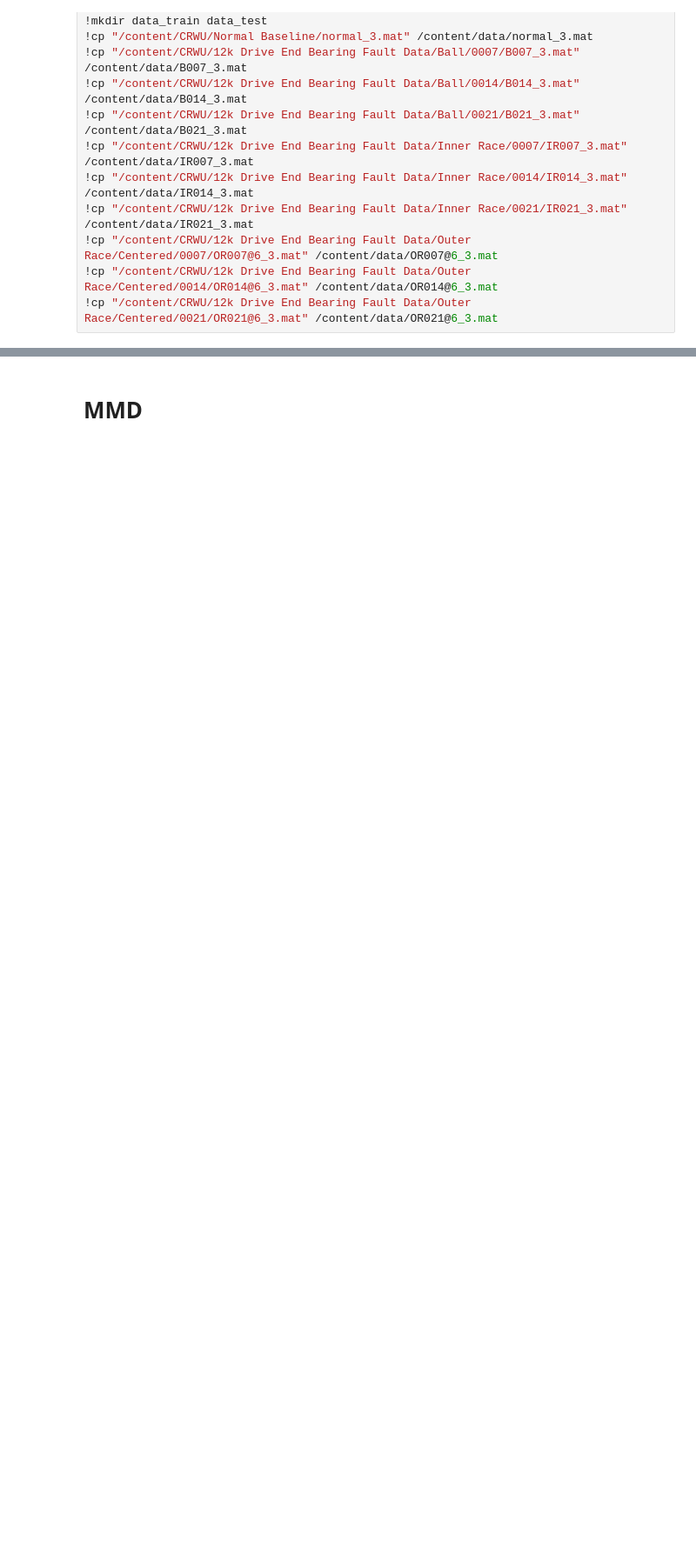
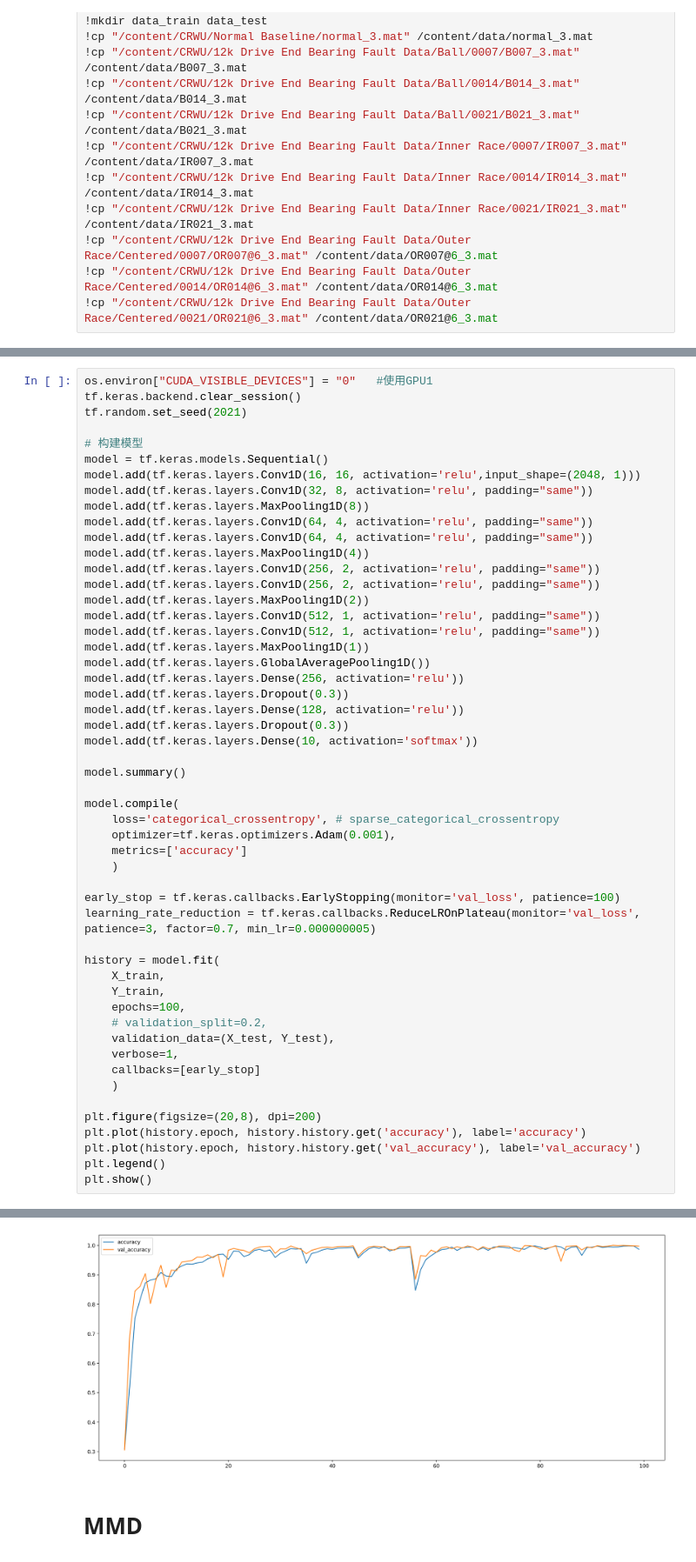
Before and after one commit to zhousanfu/machine-learning-AI, a Jupyter notebook: 实例/西储大学轴承故障数据分类_MK_MMD度量迁移学习.ipynb, the cells around one changed output, grey strips where cells are left out. Shown: that part at 87% size. Cells and saved outputs as stored; diff of their text form; blank space fills up the shorter version.

```diff
--- a/实例/西储大学轴承故障数据分类_MK_MMD度量迁移学习.ipynb
+++ b/实例/西储大学轴承故障数据分类_MK_MMD度量迁移学习.ipynb
@@ -187,0 +122,53 @@ model.fit(x_train, y_train, epochs=5, validation_data=(x_test, y_test))
+# %%
+os.environ["CUDA_VISIBLE_DEVICES"] = "0"   #使用GPU1
+tf.keras.backend.clear_session()
+tf.random.set_seed(2021)
+
+# 构建模型
+model = tf.keras.models.Sequential()
+model.add(tf.keras.layers.Conv1D(16, 16, activation='relu',input_shape=(2048, 1)))
+model.add(tf.keras.layers.Conv1D(32, 8, activation='relu', padding="same"))
+model.add(tf.keras.layers.MaxPooling1D(8))
+model.add(tf.keras.layers.Conv1D(64, 4, activation='relu', padding="same"))
+model.add(tf.keras.layers.Conv1D(64, 4, activation='relu', padding="same"))
+model.add(tf.keras.layers.MaxPooling1D(4))
+model.add(tf.keras.layers.Conv1D(256, 2, activation='relu', padding="same"))
+model.add(tf.keras.layers.Conv1D(256, 2, activation='relu', padding="same"))
+model.add(tf.keras.layers.MaxPooling1D(2))
+model.add(tf.keras.layers.Conv1D(512, 1, activation='relu', padding="same"))
+model.add(tf.keras.layers.Conv1D(512, 1, activation='relu', padding="same"))
+model.add(tf.keras.layers.MaxPooling1D(1))
+model.add(tf.keras.layers.GlobalAveragePooling1D())
+model.add(tf.keras.layers.Dense(256, activation='relu'))
+model.add(tf.keras.layers.Dropout(0.3))
+model.add(tf.keras.layers.Dense(128, activation='relu'))
+model.add(tf.keras.layers.Dropout(0.3))
+model.add(tf.keras.layers.Dense(10, activation='softmax'))
+
+model.summary()
+
+model.compile(
+    loss='categorical_crossentropy', # sparse_categorical_crossentropy
+    optimizer=tf.keras.optimizers.Adam(0.001),
+    metrics=['accuracy']
+    )
+
+early_stop = tf.keras.callbacks.EarlyStopping(monitor='val_loss', patience=100)
+learning_rate_reduction = tf.keras.callbacks.ReduceLROnPlateau(monitor='val_loss', patience=3, factor=0.7, min_lr=0.000000005)
+
+history = model.fit(
+    X_train,
+    Y_train,
+    epochs=100,
+    # validation_split=0.2,
+    validation_data=(X_test, Y_test),
+    verbose=1,
+    callbacks=[early_stop]
+    )
+
+plt.figure(figsize=(20,8), dpi=200)
+plt.plot(history.epoch, history.history.get('accuracy'), label='accuracy')
+plt.plot(history.epoch, history.history.get('val_accuracy'), label='val_accuracy')
+plt.legend()
+plt.show()
+# %% [output]
@@ -188,3 +192,4 @@ model.fit(x_train, y_train, epochs=5, validation_data=(x_test, y_test))
+[figure, added]
 # %% [markdown]
 # MMD
 # %%
```
Also changed, not shown: parts of 8 cells of this notebook, 18 other files.
